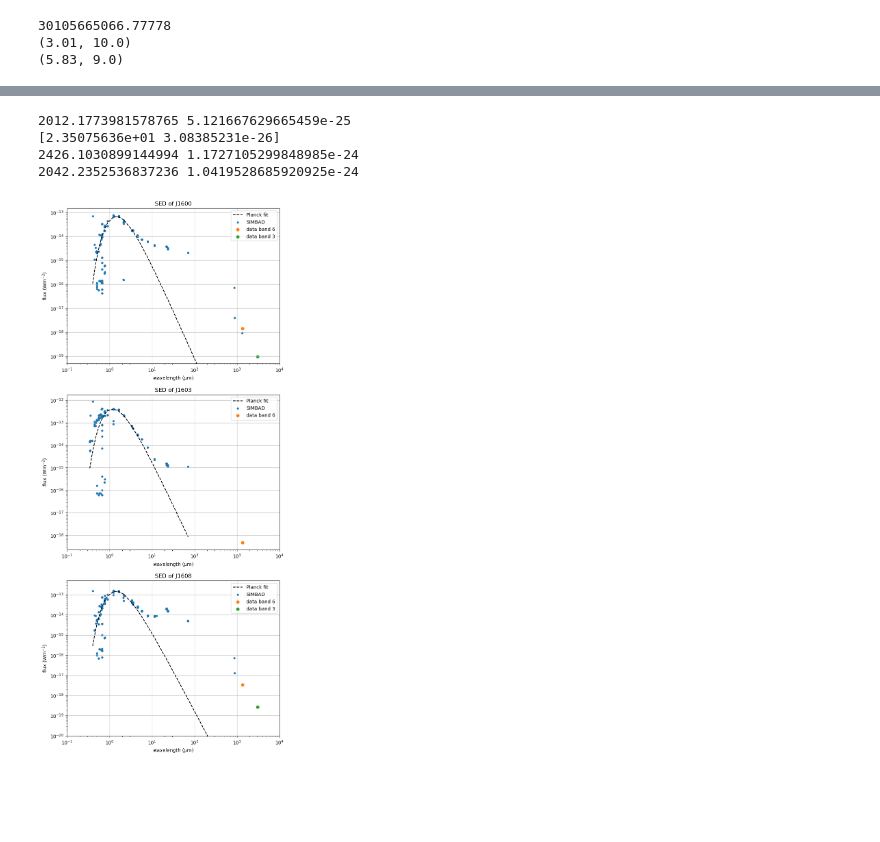
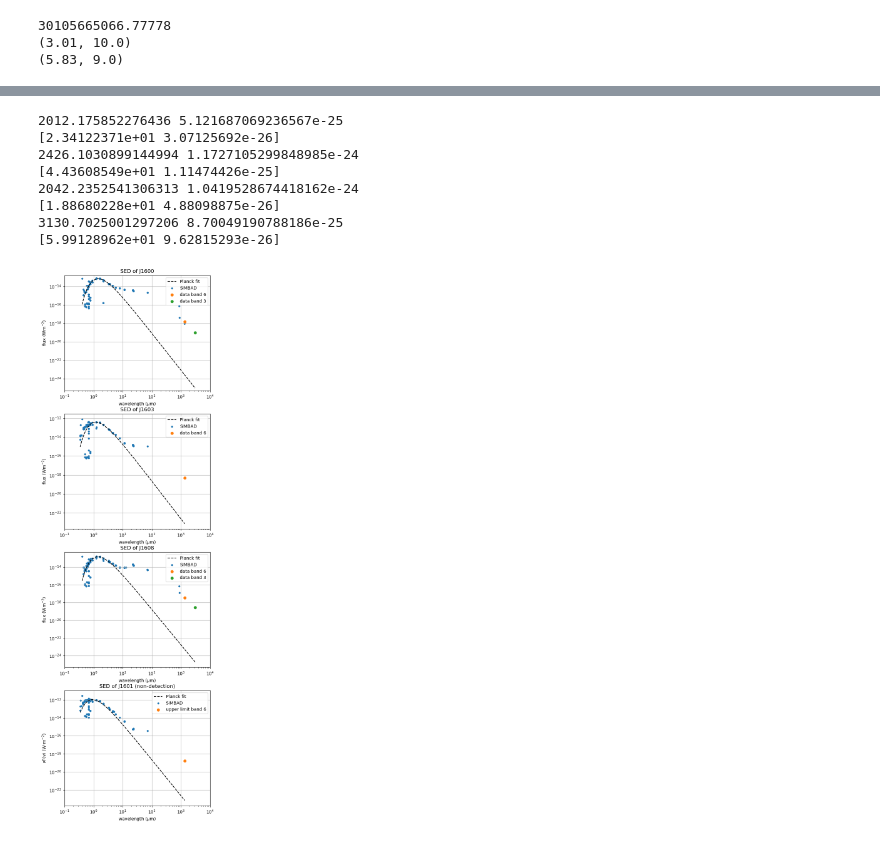
Before and after one commit to jimvanveenhuyzen/wtts, a Jupyter notebook: Weak-line T Tauri stars updated.ipynb, the cells around one changed output, grey strips where cells are left out. Saved outputs shown, nothing was run; the diff lists cells and outputs as text; code cells hidden in the pictures; blank space fills up the shorter version.

```diff
--- a/Weak-line T Tauri stars updated.ipynb
+++ b/Weak-line T Tauri stars updated.ipynb
@@ -179,3 +179,7 @@ casa_values_fluxmax[2]*221.5e9*1e-26, casa_values_fluxmax[3]*221.5e9*1e-26
 casa_values_fluxmax[1], casa_values_fluxmax[4] = casa_values_fluxmax[1]*97.5e9*1e-26, casa_values_fluxmax[4]*97.5e9*1e-26
 
 #the non-detection has no data points, but we can calculate the upper limit:
+
+J1601_wlUL = 1354
+J1601_fluxUL = 0.073e-3*221.5e9*1e-26
+print(J1601_fluxUL)
@@ -249,15 +236,29 @@ J1608_fluxSorted = sorting(J1608_wavelengths,J1608_fluxes_Wm2)[1]
+# %%
+from scipy.optimize import curve_fit
+
+J1600_popt,J1600_pcov = curve_fit(blackbody_lamb,J1600_wlSorted,J1600_fluxSorted,p0=(2000,5e-25))
+print(*J1600_popt)
+print(np.sqrt(np.diag(J1600_pcov)))
+J1603_popt,J1603_pcov = curve_fit(blackbody_lamb,J1603_wlSorted,J1603_fluxSorted,p0=(2500,1e-24))
+print(*J1603_popt)
+print(np.sqrt(np.diag(J1603_pcov)))
+J1608_popt,J1608_pcov = curve_fit(blackbody_lamb,J1608_wlSorted,J1608_fluxSorted,p0=(2000,1e-24))
+print(*J1608_popt)
+print(np.sqrt(np.diag(J1608_pcov)))
+J1601_popt,J1601_pcov = curve_fit(blackbody_lamb,J1601_wlSorted,J1601_fluxSorted,p0=(3100,1e-24))
+print(*J1601_popt)
+print(np.sqrt(np.diag(J1601_pcov)))
+# %% [output]
+2012.175852276436 5.121687069236567e-25
+[2.34122371e+01 3.07125692e-26]
+2426.1030899144994 1.1727105299848985e-24
+[4.43608549e+01 1.11474426e-25]
+2042.2352541306313 1.0419528674418162e-24
+[1.88680228e+01 4.88098875e-26]
+3130.7025001297206 8.70049190788186e-25
+[5.99128962e+01 9.62815293e-26]
 # %%
-from scipy.optimize import curve_fit
-
-J1600_popt,J1600_pcov = curve_fit(blackbody_lamb,J1600_wlSorted,J1600_fluxSorted,p0=(2000,1e-25))
-print(*J1600_popt)
-print(np.sqrt(np.diag(J1600_pcov)))
-J1603_popt,J1603_pcov = curve_fit(blackbody_lamb,J1603_wlSorted,J1603_fluxSorted,p0=(2500,1e-24))
-print(*J1603_popt)
-J1608_popt,J1608_pcov = curve_fit(blackbody_lamb,J1608_wlSorted,J1608_fluxSorted,p0=(2000,1e-24))
-print(*J1608_popt)
-
-fig, axs = plt.subplots(3,1,figsize=(8,20))
+fig, axs = plt.subplots(4,1,figsize=(6,22))
 
 axs[0].grid(zorder='1')
 axs[0].plot(J1600_wlSorted,blackbody_lamb(J1600_wlSorted,*J1600_popt),linestyle='--',color='black',label='Planck fit')
@@ -267,41 +268,49 @@ axs[0].scatter(casa_values_wavelength[1],casa_values_fluxmax[1],label='data band
 axs[0].set_xscale('log')
 axs[0].set_yscale('log')
 axs[0].set_xlim([0.1,1e4])
-axs[0].set_ylim([5e-20,1.5e-13])
+axs[0].set_ylim([5e-26,1.5e-13])
 axs[0].set_xlabel('wavelength ($\mu$m)')
 axs[0].set_ylabel('flux (Wm$^{-2}$)')
 axs[0].legend()
 axs[0].set_title('SED of J1600')
 
 axs[1].grid()
 axs[1].plot(J1603_wlSorted,blackbody_lamb(J1603_wlSorted,*J1603_popt),linestyle='--',color='black', label='Planck fit')
 axs[1].scatter(J1603_wavelengths,J1603_fluxes_Wm2,s=12,label='SIMBAD')
 axs[1].scatter(casa_values_wavelength[2],casa_values_fluxmax[2],label='data band 6')
 axs[1].set_xscale('log')
 axs[1].set_yscale('log')
 axs[1].set_xlim([0.1,1e4])
 axs[1].set_xlabel('wavelength ($\mu$m)')
 axs[1].set_ylabel('flux (Wm$^{-2}$)')
 axs[1].legend()
 axs[1].set_title('SED of J1603')
 
 axs[2].grid()
 axs[2].plot(J1608_wlSorted,blackbody_lamb(J1608_wlSorted,*J1608_popt),linestyle='--',color='black', label='Planck fit')
 axs[2].scatter(J1608_wavelengths,J1608_fluxes_Wm2,s=12,label='SIMBAD')
 axs[2].scatter(casa_values_wavelength[3],casa_values_fluxmax[3],label='data band 6')
 axs[2].scatter(casa_values_wavelength[4],casa_values_fluxmax[4],label='data band 3')
 axs[2].set_xscale('log')
 axs[2].set_yscale('log')
 axs[2].set_xlim([0.1,1e4])
-axs[2].set_ylim([1e-20,5e-13])
+axs[2].set_ylim([5e-26,5e-13])
 axs[2].set_xlabel('wavelength ($\mu$m)')
 axs[2].set_ylabel('flux (Wm$^{-2}$)')
 axs[2].set_title('SED of J1608')
 axs[2].legend()
+
+axs[3].grid(zorder='1')
+axs[3].plot(J1601_wlSorted,blackbody_lamb(J1601_wlSorted,*J1601_popt),linestyle='--',color='black', label='Planck fit')
+axs[3].scatter(J1601_wavelengths,J1601_fluxes_Wm2,s=12,label='SIMBAD')
+axs[3].scatter(J1601_wlUL,J1601_fluxUL,label='upper limit band 6')
+axs[3].set_xscale('log')
+axs[3].set_yscale('log')
+axs[3].set_xlim([0.1,1e4])
+axs[3].set_xlabel('wavelength ($\mu$m)')
+axs[3].set_ylabel(r'$\nu$F($\nu$) (W$\cdot$m$^{-2}$)')
+axs[3].legend()
+axs[3].set_title('SED of J1601 (non-detection)')
 plt.show()
 # %% [output]
-2012.1773981578765 5.121667629665459e-25
-[2.35075636e+01 3.08385231e-26]
-2426.1030899144994 1.1727105299848985e-24
-2042.2352536837236 1.0419528685920925e-24
-[figure, old version]
+[figure, new version]
```
Also changed, not shown: parts of 5 cells of this notebook.
